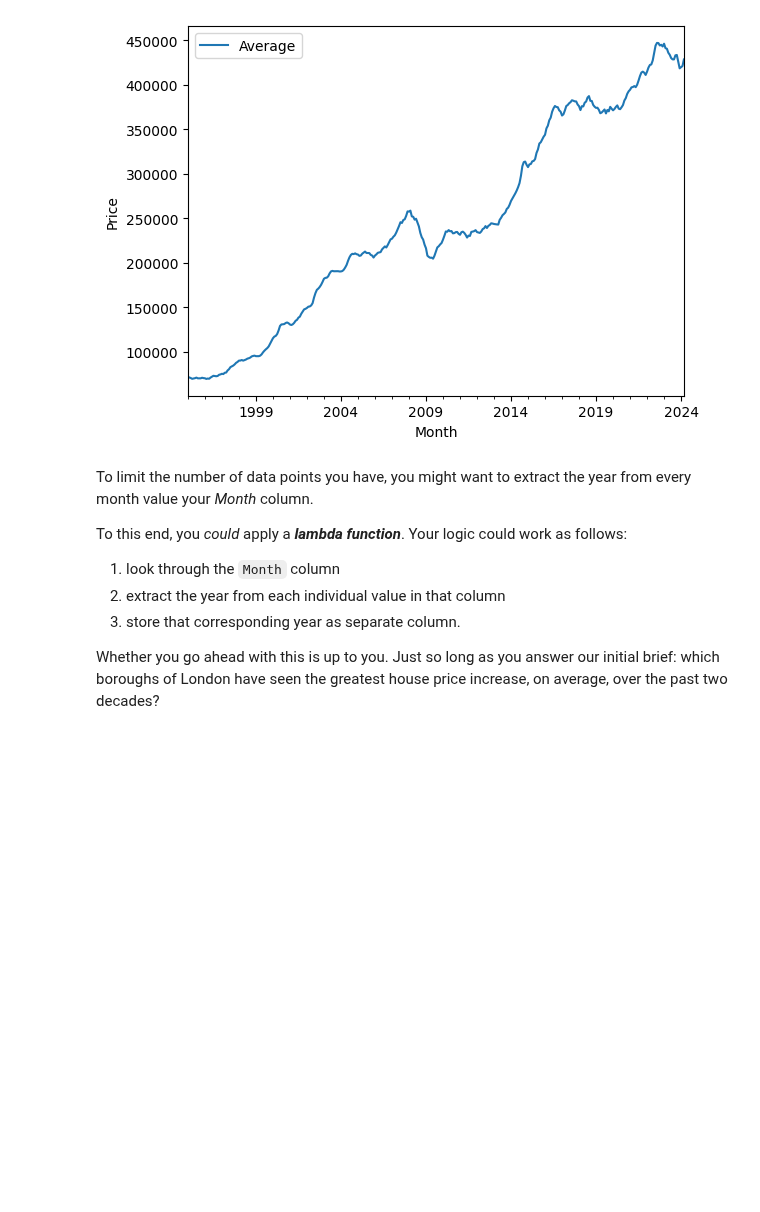
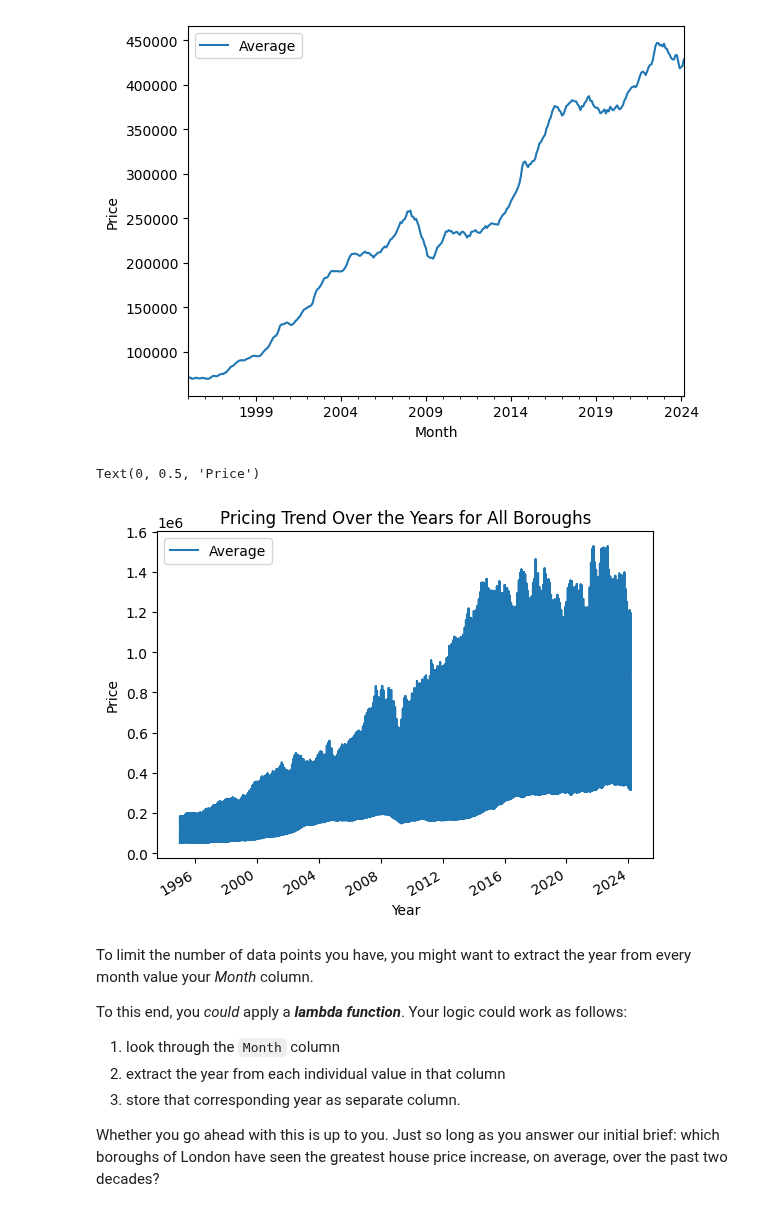
Before and after one commit to akshatha1017/Springboard, a Jupyter notebook: Unit_4_Challenge_Tier_3.ipynb, the cells around one changed output. Saved outputs shown, nothing was run; the diff lists cells and outputs as text; code cells hidden in the pictures; blank space fills up the shorter version.

```diff
--- a/Unit_4_Challenge_Tier_3.ipynb
+++ b/Unit_4_Challenge_Tier_3.ipynb
@@ -378,6 +378,14 @@ ax.set_ylabel('Price')
 # %% [output]
 Text(0, 0.5, 'Price')
 [figure]
+# %%
+ax = cleaned_properties.plot(kind = 'line', x = 'Month', y = 'Average', legend=True)
+ax.set_title('Pricing Trend Over the Years for All Boroughs')
+ax.set_xlabel('Year')
+ax.set_ylabel('Price')
+# %% [output]
+Text(0, 0.5, 'Price')
+[figure, added]
 # %% [markdown]
 To limit the number of data points you have, you might want to extract the year from every month value your *Month* column.
 
```
Also changed, not shown: parts of 5 cells of this notebook, 1 other file.
